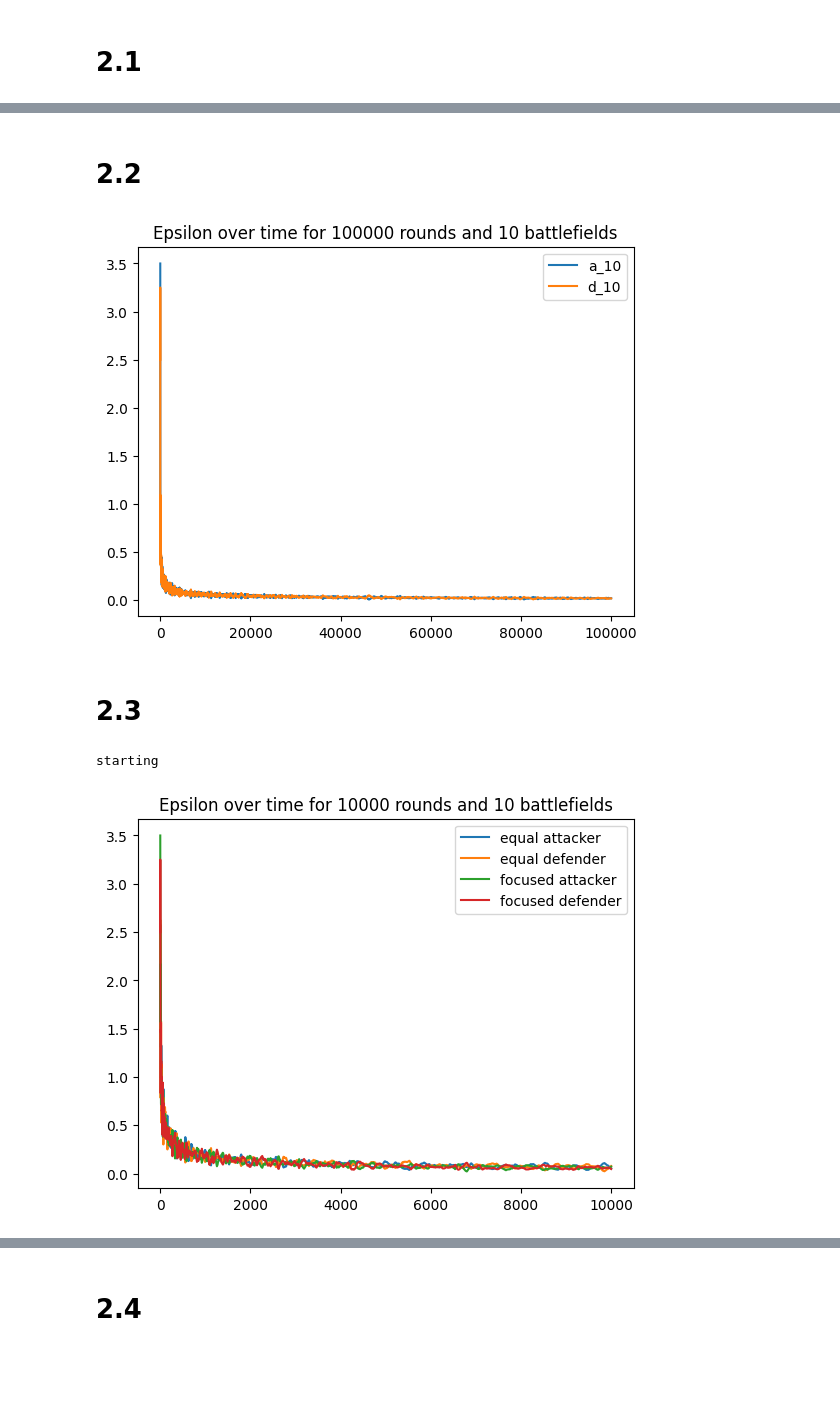
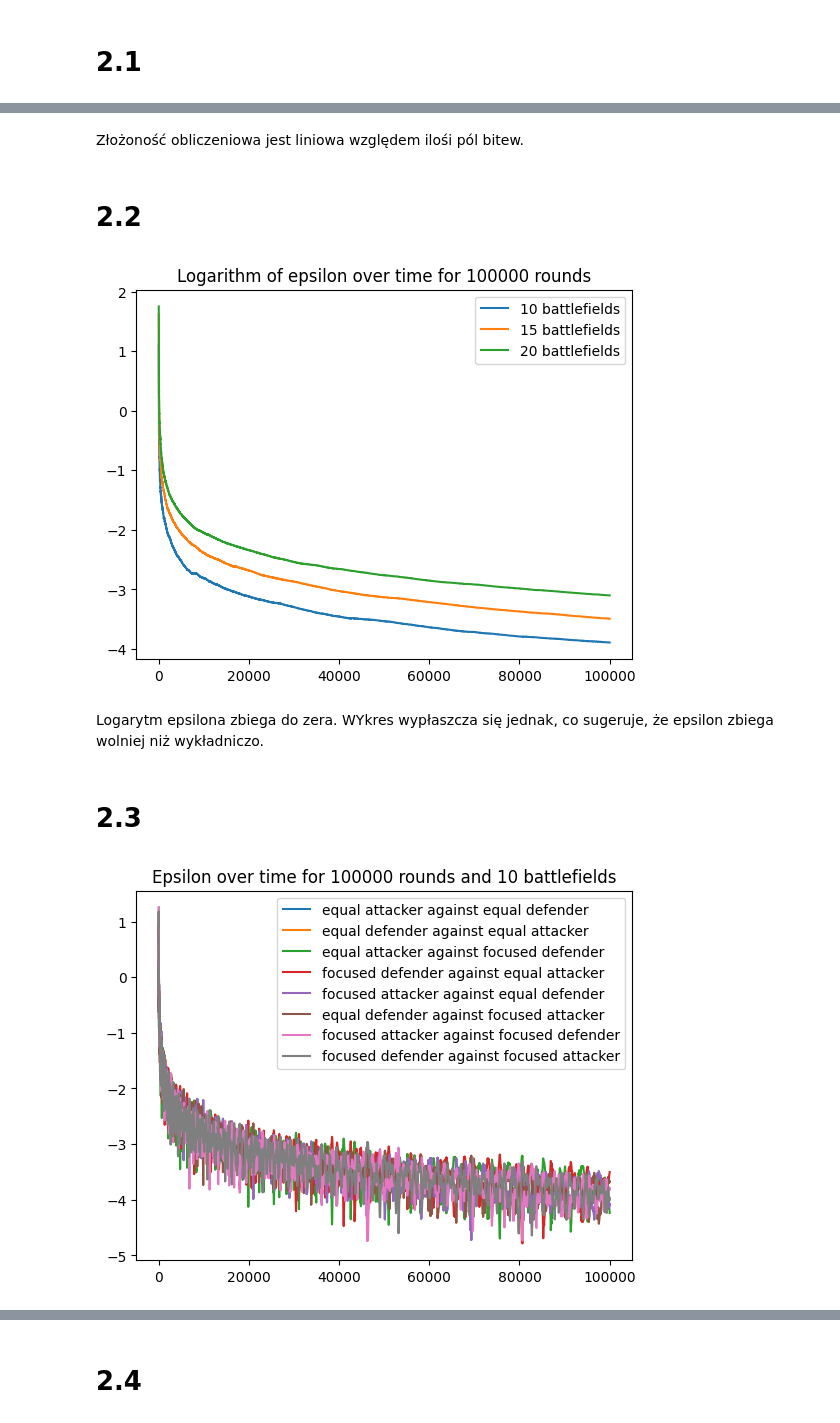
Before and after one commit to jk438520/ALE-PD3, a Jupyter notebook: src/part_two.ipynb, the cells around one changed output, grey strips where cells are left out. Drawn from its saved outputs; the diff is of its cells as text; code cells hidden in the pictures; blank space fills up the shorter version.

Commit message:
describe graphs

```diff
--- a/src/part_two.ipynb
+++ b/src/part_two.ipynb
@@ -189,16 +136,20 @@ KeyboardInterrupt:
+# %% [markdown]
+Złożoność obliczeniowa jest liniowa względem ilośi pól bitew.
 # %% [markdown]
 # 2.2
 # %%
+from math import log2
+from cmath import log, log10
 import matplotlib.pyplot as plt
 from tqdm import tqdm
 
 
-num_of_batts_s = [10]
+num_of_batts_s = [10, 15, 20]
 batt_val_gen = list(range(2, 6)) * 10
 t = 100000
 
 def run():
-    for num_of_batts in tqdm(num_of_batts_s):
+    for num_of_batts in num_of_batts_s:
         batt_val = batt_val_gen[:num_of_batts]
         att_res = num_of_batts // 2
         def_res = num_of_batts // 3 * 2
@@ -206,54 +157,57 @@ def run():
         def_prof = generate_2_strats(num_of_batts, def_res)
         fp = fictitious_play(num_of_batts, att_res, def_res, att_prof, def_prof, batt_val , t)
 
-        att_epsilons, def_epsilons = list(zip(*[
-            epsilons_flat(num_of_batts, att_res, def_res, ap, dp, batt_val)
-            for ap, dp in zip(fp["attacker"]["flattened"], fp["defender"]["flattened"])
-        ]))
-        plt.plot(att_epsilons, label = f"a_{num_of_batts}")
-        plt.plot(def_epsilons, label = f"d_{num_of_batts}")
+        epsilons = [epsilons_flat(num_of_batts, att_res, def_res, ap, dp, batt_val)
+            for ap, dp in zip(fp["attacker"]["flattened"], fp["defender"]["flattened"])]
 
-        plt.legend()
-        plt.title(f"Epsilon over time for {t} rounds and {num_of_batts} battlefields")
-        plt.show()
+        epsilons = [(a+b)/2 for a, b in epsilons]
+
+        plt.plot([log(a) for a in epsilons], label = f"{num_of_batts} battlefields")
+
+    plt.legend()
+    plt.title(f"Logarithm of epsilon over time for {t} rounds")
+    plt.show()
 
 
 run()
 # %% [output]
-[figure, old version]
+[figure, new version]
+# %% [markdown]
+Logarytm epsilona zbiega do zera. WYkres wypłaszcza się jednak, co sugeruje, że epsilon zbiega wolniej niż wykładniczo.
 # %% [markdown]
 
 # 2.3
 # %%
+from itertools import product
+
 num_of_batts = 10
 batt_val = batt_val_gen[:num_of_batts]
 att_res = num_of_batts // 2
 def_res = num_of_batts // 3 * 2
-t = 10000
+t = 100000
 att_strats = [
     (generate_equal_strats(num_of_batts, att_res), "equal attacker"),
     (generate_2_strats(num_of_batts, att_res), "focused attacker")
 ]
 def_strats = [
     (generate_equal_strats(num_of_batts, def_res), "equal defender"),
     (generate_2_strats(num_of_batts, def_res), "focused defender")
 ]
 
-for (att_prof, att_name), (def_prof, def_name) in zip(att_strats, def_strats):
+for (att_prof, att_name), (def_prof, def_name) in product(att_strats, def_strats):
 
     fp = fictitious_play(num_of_batts, att_res, def_res, att_prof, def_prof, batt_val , t)
 
     att_epsilons, def_epsilons = list(zip(*[
         epsilons_flat(num_of_batts, att_res, def_res, ap, dp, batt_val)
         for ap, dp in zip(fp["attacker"]["flattened"], fp["defender"]["flattened"])
     ]))
 
-    plt.plot(att_epsilons, label = f"{att_name}")
-    plt.plot(def_epsilons, label = f"{def_name}")
+    plt.plot([log(a) for a in att_epsilons], label = f"{att_name} against {def_name}")
+    plt.plot([log(d) for d in def_epsilons], label = f"{def_name} against {att_name}")
 
 plt.legend()
 plt.title(f"Epsilon over time for {t} rounds and {num_of_batts} battlefields")
 plt.show()
 # %% [output]
-starting
-[figure, old version]
+[figure, new version]
```
Also changed, not shown: parts of 6 cells of this notebook.
